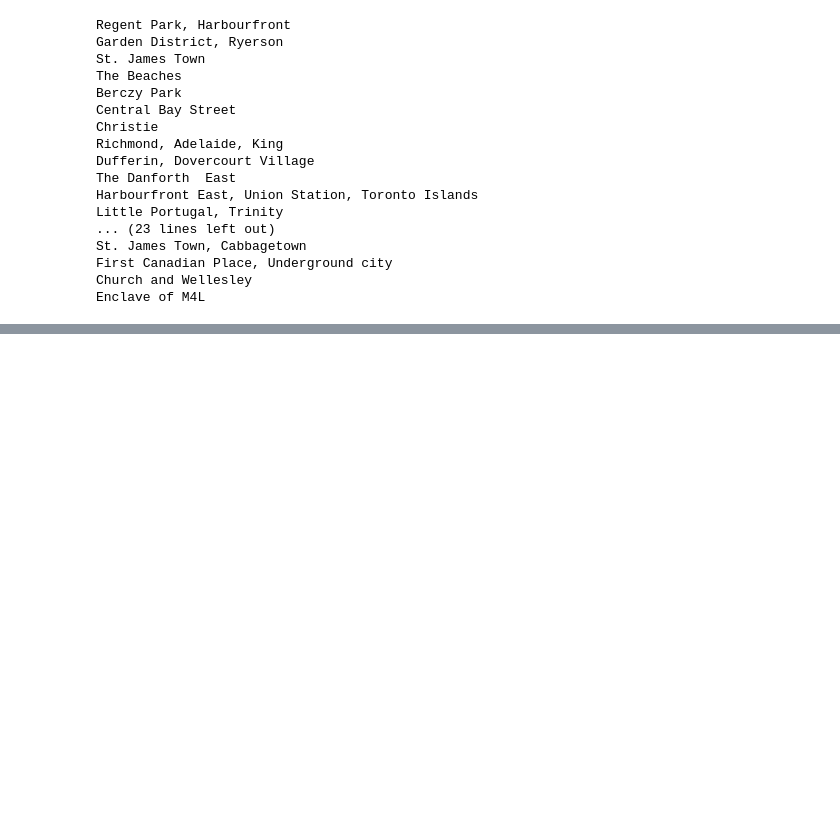
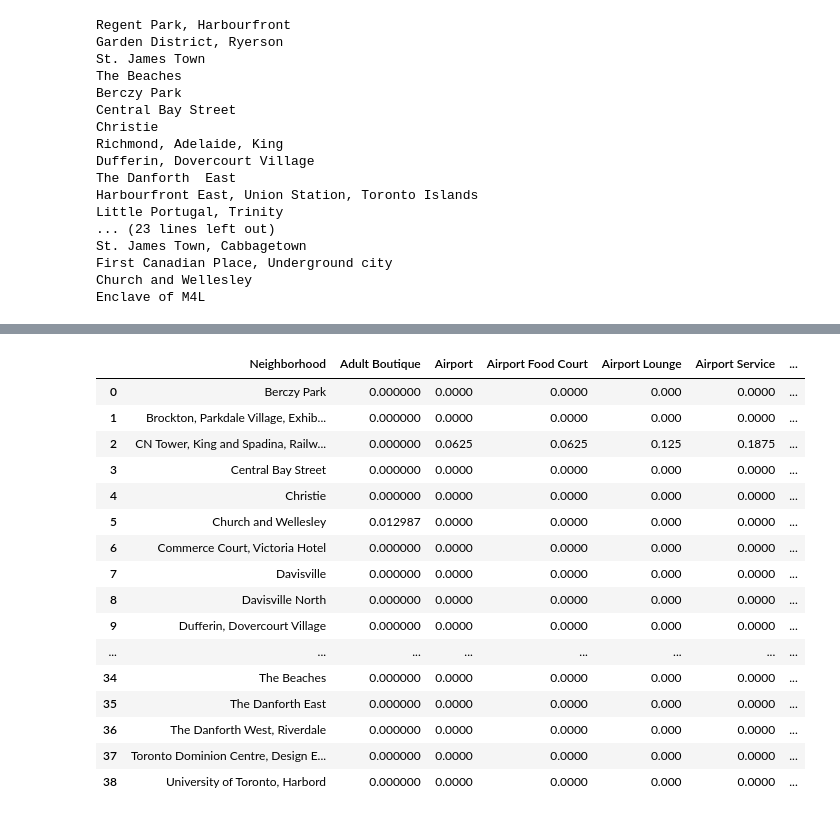
Before and after one commit to mngodschalx/Coursera_Capstone, a Jupyter notebook: Segmenting and Clustering Neighborhoods in Toronto.ipynb, the cells around one changed output, grey strips where cells are left out. Saved outputs shown, nothing was run; the diff lists cells and outputs as text; code cells hidden in the pictures; blank space fills up the shorter version.

```diff
--- a/Segmenting and Clustering Neighborhoods in Toronto.ipynb
+++ b/Segmenting and Clustering Neighborhoods in Toronto.ipynb
@@ -84,6 +91,6 @@ print('Toronto has {} boroughs and {} neighborhoods.'.format(
 Toronto has 15 boroughs and 103 neighborhoods.
 # %%
 # nearow dataset to only include Toronto in Borough name
-toronto_b = toronto[toronto['Borough'].str.contains('Toronto')]
-toronto_b.value_counts()
+toronto = toronto_all[toronto_all['Borough'].str.contains('Toronto')]
+toronto.head()
 # %% [output]
@@ -522,3 +251,37 @@ toronto_grouped
+# %%
+# one hot encoding the evenue categories
+toronto_onehot = pd.get_dummies(toronto_venues[['Venue Category']], prefix="", prefix_sep="")
+
+# add neighborhood column back to dataframe
+toronto_onehot['Neighborhood'] = toronto_venues['Neighborhood']
+toronto_onehot.head()
+
+# move neighborhood column to the first column
+cols = toronto_onehot.columns.tolist()
+cols.insert(0, cols.pop(cols.index('Neighborhood')))
+toronto_onehot = toronto_onehot.reindex(columns= cols)
+
+# determine average presence of category venue in each neighborhood
+toronto_grouped = toronto_onehot.groupby('Neighborhood').mean().reset_index()
+toronto_grouped
+# %% [output]
+|  | Neighborhood | Adult Boutique | Airport | Airport Food Court | Airport Lounge | Airport Service | ... |
+| 0 | Berczy Park | 0.000000 | 0.0000 | 0.0000 | 0.000 | 0.0000 | ... |
+| 1 | Brockton, Parkdale Village, Exhib... | 0.000000 | 0.0000 | 0.0000 | 0.000 | 0.0000 | ... |
+| 2 | CN Tower, King and Spadina, Railw... | 0.000000 | 0.0625 | 0.0625 | 0.125 | 0.1875 | ... |
+| 3 | Central Bay Street | 0.000000 | 0.0000 | 0.0000 | 0.000 | 0.0000 | ... |
+| 4 | Christie | 0.000000 | 0.0000 | 0.0000 | 0.000 | 0.0000 | ... |
+| 5 | Church and Wellesley | 0.012987 | 0.0000 | 0.0000 | 0.000 | 0.0000 | ... |
+| 6 | Commerce Court, Victoria Hotel | 0.000000 | 0.0000 | 0.0000 | 0.000 | 0.0000 | ... |
+| 7 | Davisville | 0.000000 | 0.0000 | 0.0000 | 0.000 | 0.0000 | ... |
+| 8 | Davisville North | 0.000000 | 0.0000 | 0.0000 | 0.000 | 0.0000 | ... |
+| 9 | Dufferin, Dovercourt Village | 0.000000 | 0.0000 | 0.0000 | 0.000 | 0.0000 | ... |
+| ... | ... | ... | ... | ... | ... | ... | ... |
+| 34 | The Beaches | 0.000000 | 0.0000 | 0.0000 | 0.000 | 0.0000 | ... |
+| 35 | The Danforth East | 0.000000 | 0.0000 | 0.0000 | 0.000 | 0.0000 | ... |
+| 36 | The Danforth West, Riverdale | 0.000000 | 0.0000 | 0.0000 | 0.000 | 0.0000 | ... |
+| 37 | Toronto Dominion Centre, Design E... | 0.000000 | 0.0000 | 0.0000 | 0.000 | 0.0000 | ... |
+| 38 | University of Toronto, Harbord | 0.000000 | 0.0000 | 0.0000 | 0.000 | 0.0000 | ... |
 # %%
 # print neighboorhood with top 5 most common venues
 num_top_venues = 5
```
Also changed, not shown: parts of 19 cells of this notebook.
